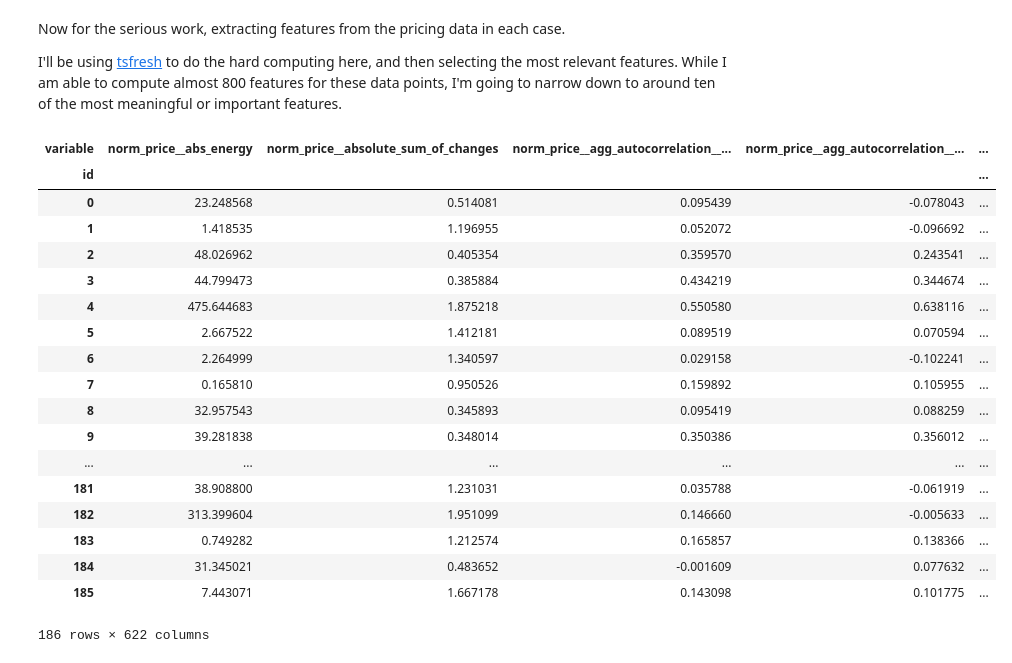
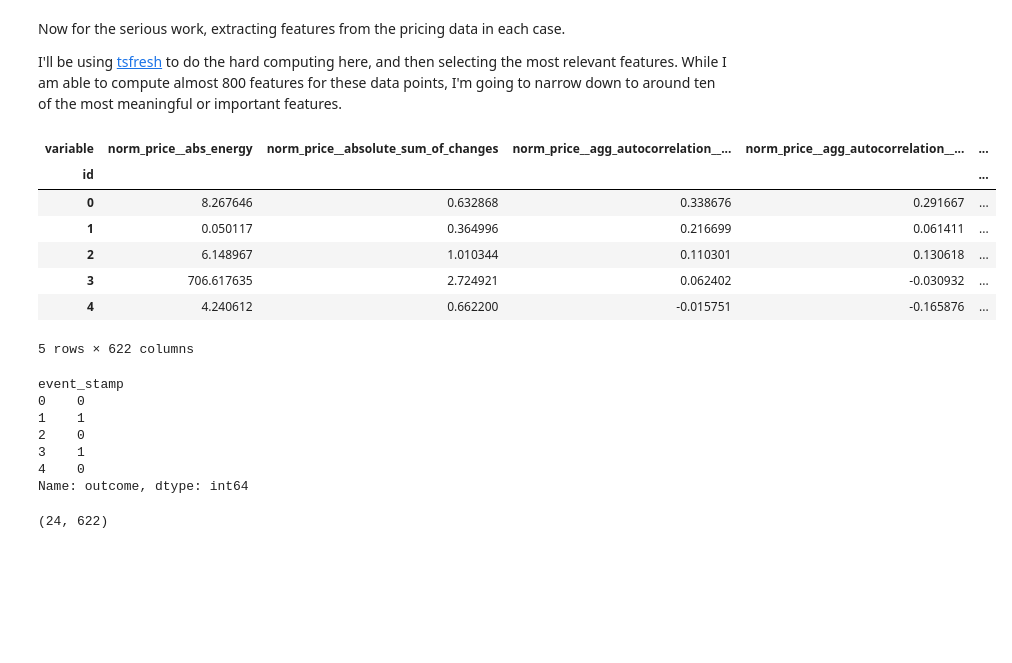
Before and after one commit to BenDavidAaron/FDA-Decision-Stock-Predictor, a Jupyter notebook: Final Report.ipynb, the cells around one changed output. Drawn from its saved outputs; the diff is of its cells as text; code cells hidden in the pictures; blank space fills up the shorter version.

```diff
--- a/Final Report.ipynb
+++ b/Final Report.ipynb
@@ -68,3 +78,5 @@ for ticker in tqdm_notebook(past_pdufa_syms):
+# %%
+dataframes = dill.load(open('final_raw_dataframe_dict.pkl', 'r'))
 # %% [markdown]
 Now we'll run through our past FDA dates and join the FDA actions to each dataframe
 # %%
@@ -100,7 +112,7 @@ dill.dump(price_and_fda, open("Prices_and_PDUFAs_final", "w"))
 # %% [markdown]
 ### Checkpoint 1 - FDA Action Dates Joined to Equity Prices
 # %%
-price_and_fda = dill.load(open("Prices_and_PDUFAs_final", "r"))
+price_and_fda = dill.load(open("final_Prices_and_PDUFAs.pkl", "r"))
 # %% [markdown]
 So thats every company's stock prices, with PDUFA dates going back to around 2006, and pricing data going back to 2001. More than enough data for our analysis.
 
@@ -308,24 +320,13 @@ train_feats = extract_features(train_clean[['norm_price', 'event_stamp', 'date_s
                               column_id="event_stamp", column_sort="date_stamp",
                               column_value="norm_price", n_jobs=0).dropna(axis=1)
 # %%
-train_feats
+train_feats.head()
 # %% [output]
 | variable | norm_price__abs_energy | norm_price__absolute_sum_of_changes | norm_price__agg_autocorrelation__... | norm_price__agg_autocorrelation__... | ... |
 | id |  |  |  |  | ... |
-| 0 | 23.248568 | 0.514081 | 0.095439 | -0.078043 | ... |
-| 1 | 1.418535 | 1.196955 | 0.052072 | -0.096692 | ... |
-| 2 | 48.026962 | 0.405354 | 0.359570 | 0.243541 | ... |
-| 3 | 44.799473 | 0.385884 | 0.434219 | 0.344674 | ... |
-| 4 | 475.644683 | 1.875218 | 0.550580 | 0.638116 | ... |
-| 5 | 2.667522 | 1.412181 | 0.089519 | 0.070594 | ... |
-| 6 | 2.264999 | 1.340597 | 0.029158 | -0.102241 | ... |
-| 7 | 0.165810 | 0.950526 | 0.159892 | 0.105955 | ... |
-| 8 | 32.957543 | 0.345893 | 0.095419 | 0.088259 | ... |
-| 9 | 39.281838 | 0.348014 | 0.350386 | 0.356012 | ... |
-| ... | ... | ... | ... | ... | ... |
-| 181 | 38.908800 | 1.231031 | 0.035788 | -0.061919 | ... |
-| 182 | 313.399604 | 1.951099 | 0.146660 | -0.005633 | ... |
-| 183 | 0.749282 | 1.212574 | 0.165857 | 0.138366 | ... |
-| 184 | 31.345021 | 0.483652 | -0.001609 | 0.077632 | ... |
-| 185 | 7.443071 | 1.667178 | 0.143098 | 0.101775 | ... |
+| 0 | 8.267646 | 0.632868 | 0.338676 | 0.291667 | ... |
+| 1 | 0.050117 | 0.364996 | 0.216699 | 0.061411 | ... |
+| 2 | 6.148967 | 1.010344 | 0.110301 | 0.130618 | ... |
+| 3 | 706.617635 | 2.724921 | 0.062402 | -0.030932 | ... |
+| 4 | 4.240612 | 0.662200 | -0.015751 | -0.165876 | ... |
-186 rows × 622 columns
+5 rows × 622 columns
@@ -331,0 +338,10 @@ train_feats
+# %%
+train_y.head()
+# %% [output]
+event_stamp
+0    0
+1    1
+2    0
+3    1
+4    0
+Name: outcome, dtype: int64
@@ -331,0 +352,4 @@ train_feats
+# %%
+test_feats.shape
+# %% [output]
+(24, 622)
```
Also changed, not shown: parts of 33 cells of this notebook, 5 other files.
